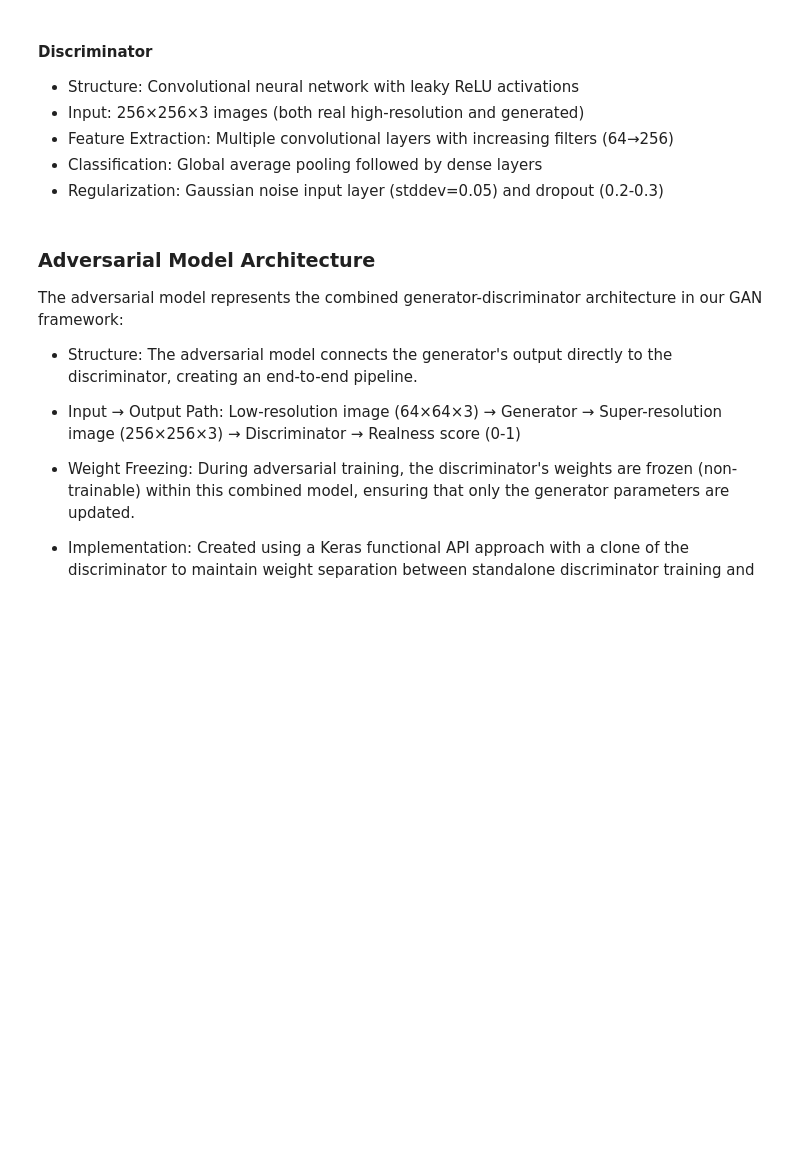
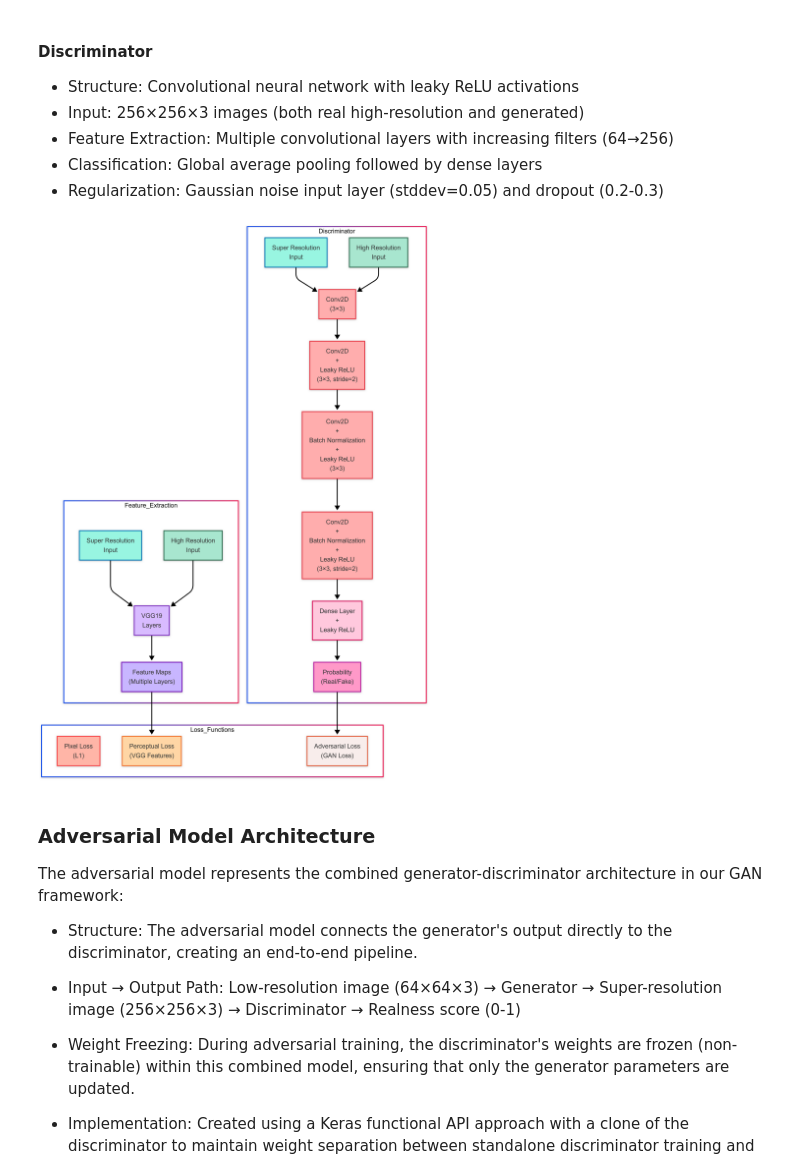
Before and after one commit to ericphann/video-game-super-resolution, a Jupyter notebook: base_models/GAN_base_model.ipynb, the cells around one changed output. Cells and saved outputs as stored; diff of their text form; code cells hidden in the pictures; blank space fills up the shorter version.

```diff
--- a/base_models/GAN_base_model.ipynb
+++ b/base_models/GAN_base_model.ipynb
@@ -353,6 +358,10 @@ def build_generator(leakyrelu_alpha=0.2, num_residual_blocks=16, filters=96):
 - Feature Extraction: Multiple convolutional layers with increasing filters (64→256)
 - Classification: Global average pooling followed by dense layers
 - Regularization: Gaussian noise input layer (stddev=0.05) and dropout (0.2-0.3)
+# %%
+display(Image('Discriminator.png', width=600))
+# %% [output]
+[figure, added]
 # %%
 # Create the discriminator model (works on patches) with added noise and dropout
 def build_discriminator(leakyrelu_alpha=0.2):
```
Also changed, not shown: parts of 1 cell of this notebook.
